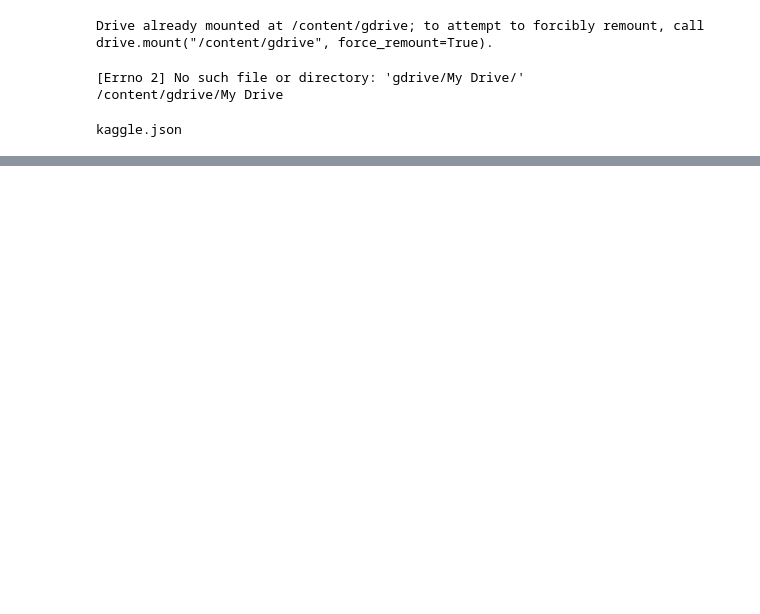
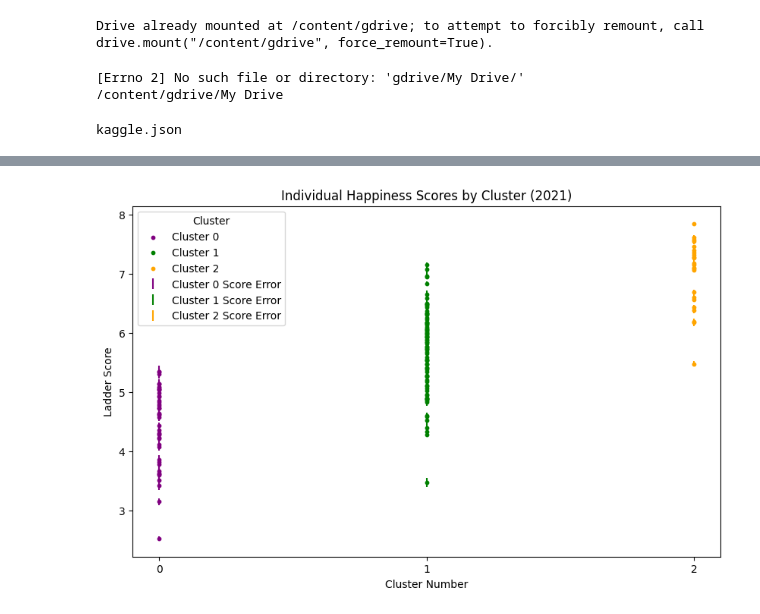
Before and after one commit to jarrodsb/DSPS_JBieber, a Jupyter notebook: HW7/Kaggle_data_scaling_and_clustering_Bieber_dsps25.ipynb, the cells around one changed output, grey strips where cells are left out. Saved outputs shown, nothing was run; the diff lists cells and outputs as text; code cells hidden in the pictures; blank space fills up the shorter version.

```diff
--- a/HW7/Kaggle_data_scaling_and_clustering_Bieber_dsps25.ipynb
+++ b/HW7/Kaggle_data_scaling_and_clustering_Bieber_dsps25.ipynb
@@ -60,0 +77,3 @@ happiness.shape
+# %%
+happiness = happiness[['Country name','Ladder score','Standard error of ladder score','Logged GDP per capita', 'Social support', 'Healthy life expectancy','Freedom to make life choices', 'Generosity','Perceptions of corruption','Dystopia + residual']]
+happiness.head()
@@ -60,0 +164,17 @@ happiness.shape
+# %%
+# Select the min-max scaled features for clustering
+scaled_features = scaled_happiness[[
+    'Social support_minmax',
+    'Healthy life expectancy_minmax',
+    'Freedom to make life choices_minmax',
+    'Perceptions of corruption_minmax',
+    'Generosity_minmax',
+    'Dystopia + residual_minmax'
+]]
+
+# Initialize and fit KMeans
+kmeans = sklearn.cluster.KMeans(n_clusters=3, random_state=42, n_init=10)
+happiness['Cluster'] = kmeans.fit_predict(scaled_features)
+
+# Display the new cluster column
+display(happiness.head())
@@ -60,0 +192,36 @@ happiness.shape
+# %%
+# Create the scatter plot of individual happiness scores by cluster
+plt.figure(figsize=(10, 6))
+
+# Define colors for each cluster
+colors = {0: 'purple', 1: 'green', 2: 'orange'} # Use a dictionary for mapping cluster to color
+
+# Plot each cluster separately
+for cluster_label in sorted(happiness['Cluster'].unique()):
+    cluster_data = happiness[happiness['Cluster'] == cluster_label]
+    plt.scatter(
+        x=cluster_data['Cluster'],
+        y=cluster_data['Ladder score'],
+        color=colors[cluster_label],
+        label=f'Cluster {cluster_label}',
+        s=10
+    )
+    plt.errorbar(
+        x=cluster_data['Cluster'],
+        y=cluster_data['Ladder score'],
+        yerr=cluster_data['Standard error of ladder score'],
+        fmt='none',
+        color=colors[cluster_label],
+        label=f'Cluster {cluster_label} Score Error'
+    )
+
+# Set labels and title
+plt.xlabel('Cluster Number')
+plt.ylabel('Ladder Score')
+plt.title('Individual Happiness Scores by Cluster (2021)')
+plt.xticks(sorted(happiness['Cluster'].unique())) # Only show values 0,1,2 on the X axis
+plt.legend(title='Cluster')
+
+plt.show()
+# %% [output]
+[figure, added]
```
Also changed, not shown: parts of 21 cells of this notebook.
